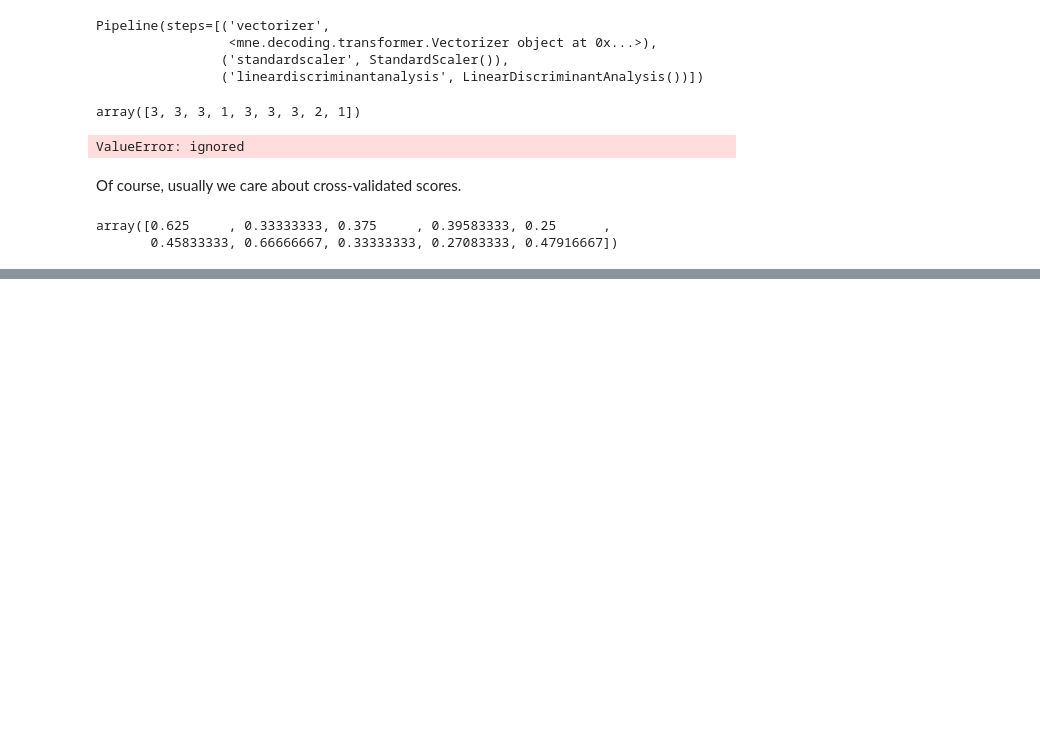
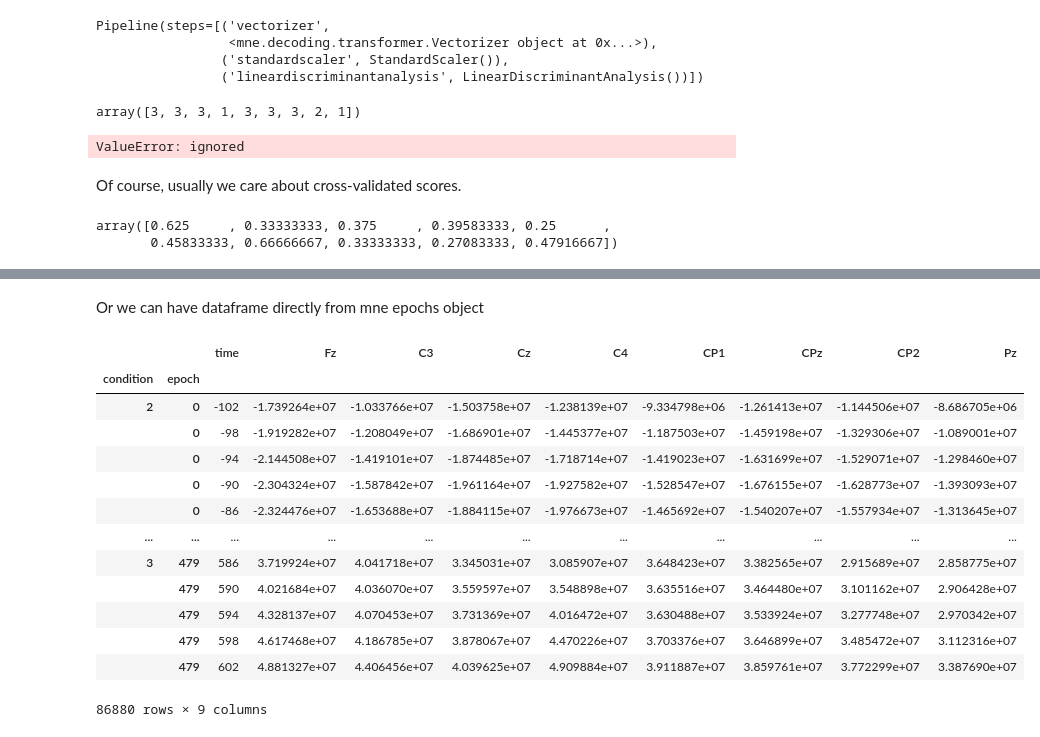
Before and after one commit to Igor-ID/g.tec-BR41N.IO-Hackathon-Unresponsive-Wakefullness-Syndrom, a Jupyter notebook: gtec_hackathon_uws_p300.ipynb, the cells around one changed output, grey strips where cells are left out. Saved outputs shown, nothing was run; the diff lists cells and outputs as text; code cells hidden in the pictures; blank space fills up the shorter version.

```diff
--- a/gtec_hackathon_uws_p300.ipynb
+++ b/gtec_hackathon_uws_p300.ipynb
@@ -182,0 +221,20 @@ array([0.625     , 0.33333333, 0.375     , 0.39583333, 0.25      ,
+# %% [markdown]
+Or we can have dataframe directly from mne epochs object
+# %%
+df_mne = epochs_train.to_data_frame(index=['condition', 'epoch'])
+df_mne
+# %% [output]
+|  |  | time | Fz | C3 | Cz | C4 | CP1 | CPz | CP2 | Pz |
+| condition | epoch |  |  |  |  |  |  |  |  |  |
+| 2 | 0 | -102 | -1.739264e+07 | -1.033766e+07 | -1.503758e+07 | -1.238139e+07 | -9.334798e+06 | -1.261413e+07 | -1.144506e+07 | -8.686705e+06 |
+|  | 0 | -98 | -1.919282e+07 | -1.208049e+07 | -1.686901e+07 | -1.445377e+07 | -1.187503e+07 | -1.459198e+07 | -1.329306e+07 | -1.089001e+07 |
+|  | 0 | -94 | -2.144508e+07 | -1.419101e+07 | -1.874485e+07 | -1.718714e+07 | -1.419023e+07 | -1.631699e+07 | -1.529071e+07 | -1.298460e+07 |
+|  | 0 | -90 | -2.304324e+07 | -1.587842e+07 | -1.961164e+07 | -1.927582e+07 | -1.528547e+07 | -1.676155e+07 | -1.628773e+07 | -1.393093e+07 |
+|  | 0 | -86 | -2.324476e+07 | -1.653688e+07 | -1.884115e+07 | -1.976673e+07 | -1.465692e+07 | -1.540207e+07 | -1.557934e+07 | -1.313645e+07 |
+| ... | ... | ... | ... | ... | ... | ... | ... | ... | ... | ... |
+| 3 | 479 | 586 | 3.719924e+07 | 4.041718e+07 | 3.345031e+07 | 3.085907e+07 | 3.648423e+07 | 3.382565e+07 | 2.915689e+07 | 2.858775e+07 |
+|  | 479 | 590 | 4.021684e+07 | 4.036070e+07 | 3.559597e+07 | 3.548898e+07 | 3.635516e+07 | 3.464480e+07 | 3.101162e+07 | 2.906428e+07 |
+|  | 479 | 594 | 4.328137e+07 | 4.070453e+07 | 3.731369e+07 | 4.016472e+07 | 3.630488e+07 | 3.533924e+07 | 3.277748e+07 | 2.970342e+07 |
+|  | 479 | 598 | 4.617468e+07 | 4.186785e+07 | 3.878067e+07 | 4.470226e+07 | 3.703376e+07 | 3.646899e+07 | 3.485472e+07 | 3.112316e+07 |
+|  | 479 | 602 | 4.881327e+07 | 4.406456e+07 | 4.039625e+07 | 4.909884e+07 | 3.911887e+07 | 3.859761e+07 | 3.772299e+07 | 3.387690e+07 |
+86880 rows × 9 columns
```
Also changed, not shown: parts of 4 cells of this notebook.
